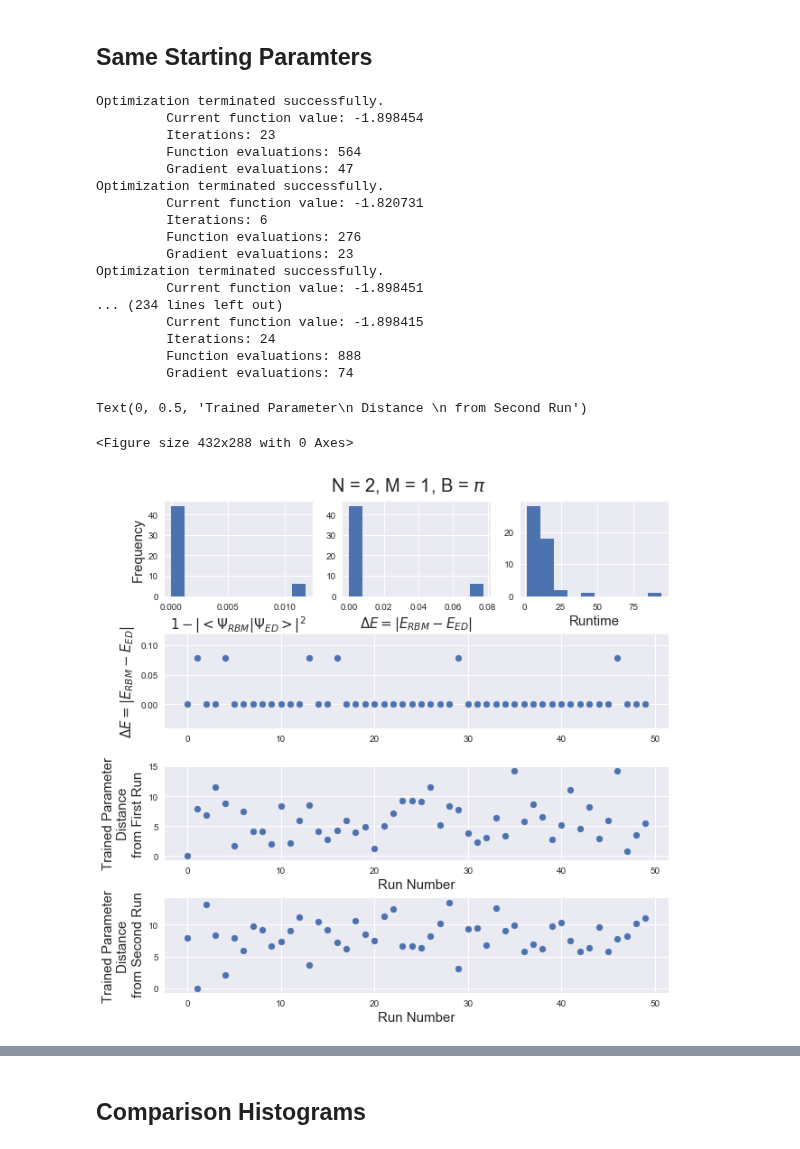
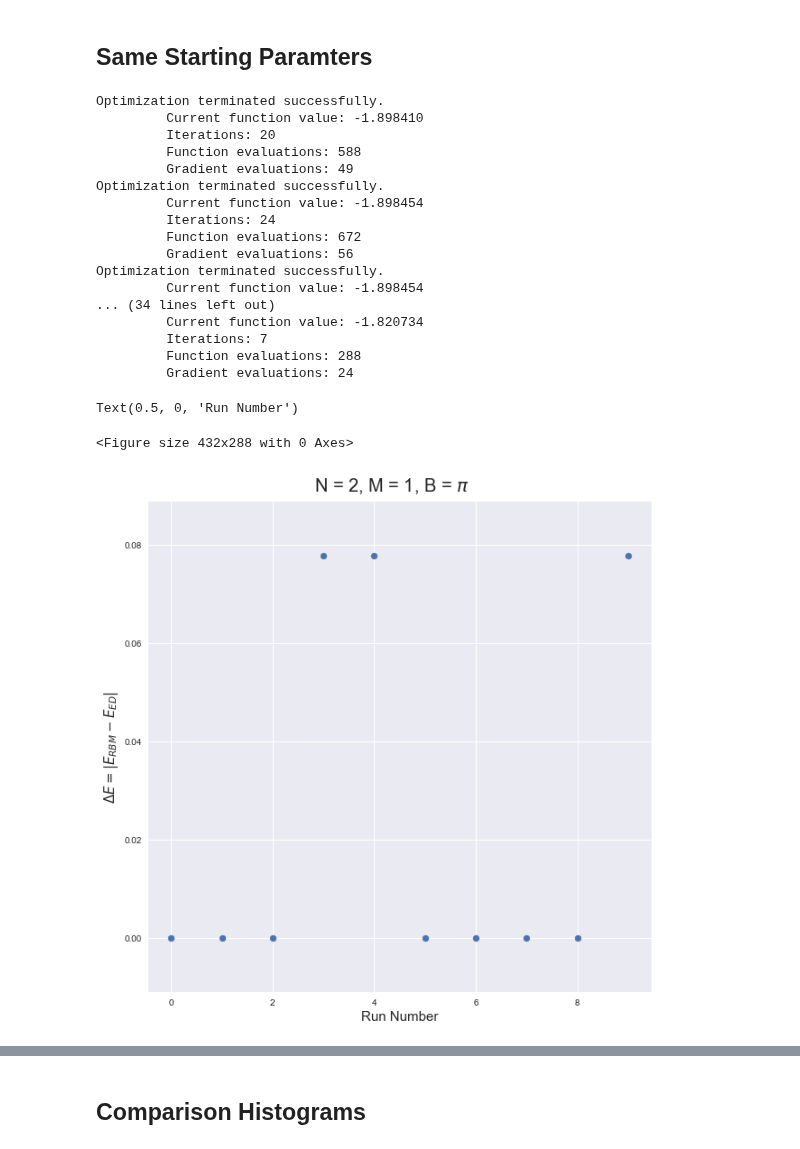
Before and after one commit to aorfi/Phys459, a Jupyter notebook: RBMGroundStateEnergyLandscape.ipynb, the cells around one changed output, grey strips where cells are left out. Cells and saved outputs as stored; diff of their text form; code cells hidden in the pictures.

```diff
--- a/RBMGroundStateEnergyLandscape.ipynb
+++ b/RBMGroundStateEnergyLandscape.ipynb
@@ -302,9 +302,9 @@ trained_params = []
 edState = []
 edTime = []
 ActualEng = []
-hisIt = np.arange(50)
+hisIt = np.arange(10)
 # %%
-for i in range(50):
+for i in range(10):
     par = ranRBMpar(N,M)
     params.append(par)
     #gradient descent
@@ -332,20 +332,20 @@ for i in range(50):
     gdEngErr.append(gdErrTemp[0])
     gdStateErr.append(gdErrTemp[1])
 # %% [output]
+Optimization terminated successfully.
+         Current function value: -1.898410
+         Iterations: 20
+         Function evaluations: 588
+         Gradient evaluations: 49
 Optimization terminated successfully.
          Current function value: -1.898454
-         Iterations: 23
-         Function evaluations: 564
-         Gradient evaluations: 47
+         Iterations: 24
+         Function evaluations: 672
+         Gradient evaluations: 56
 Optimization terminated successfully.
-         Current function value: -1.820731
-         Iterations: 6
-         Function evaluations: 276
-         Gradient evaluations: 23
-Optimization terminated successfully.
-         Current function value: -1.898451
-... (234 lines left out)
-         Current function value: -1.898415
-         Iterations: 24
-         Function evaluations: 888
-         Gradient evaluations: 74
+         Current function value: -1.898454
+... (34 lines left out)
+         Current function value: -1.820734
+         Iterations: 7
+         Function evaluations: 288
+         Gradient evaluations: 24
@@ -364,48 +352,19 @@ for i in range(len(trained_params)):
 # %%
 plt.figure(constrained_layout=True)
 plt.figure(figsize=(10,10))
 ttl = plt.suptitle("N = 2, M = 1, B = $\pi$",size =20)
-gs = gridspec.GridSpec(ncols=3, nrows=4, hspace = 0.4)
+gs = gridspec.GridSpec(ncols=1, nrows=1, hspace = 0.4)
 ttl.set_position([.5, 0.92])
 
 
-
-ax1 = plt.subplot(gs[0, 0])
-ax1 .hist(gdStateErr, bins=10)
-ax1 .set_xlabel("$1-|<\Psi_{RBM}|\Psi_{ED}>|^2$",size = 15)
-ax1.set_ylabel("Frequency",size = 15)
-
-
-
-ax2 = plt.subplot(gs[0, 1])
-ax2.hist(gdEngErr, bins=10)
-ax2.set_xlabel("$\Delta E = |E_{RBM}-E_{ED}|$",size = 15)
-
-
-
-ax3 = plt.subplot(gs[0, 2])
-ax3.hist(gdTime, bins=10)
-ax3.set_xlabel("Runtime",size = 15)
-
-
-ax4 = plt.subplot(gs[1, :])
-#ax4.set_yscale('log')
+ax4 = plt.subplot(gs[0, :])
 ax4.scatter(hisIt,gdEngErr)
 ax4 .set_ylabel("$\Delta E = |E_{RBM}-E_{ED}|$", size = 15)
-
-ax5 = plt.subplot(gs[2, :])
-ax5.scatter(hisIt,dot_first)
-ax5.set_xlabel("Run Number",size = 15)
-ax5 .set_ylabel("Trained Parameter\n Distance \n from First Run ", size = 15)
-
-ax6 = plt.subplot(gs[3, :])
-ax6.scatter(hisIt,dot_low)
-ax6.set_xlabel("Run Number",size = 15)
-ax6 .set_ylabel("Trained Parameter\n Distance \n from Second Run", size = 15)
+ax4.set_xlabel("Run Number",size = 15)
 # %% [output]
-Text(0, 0.5, 'Trained Parameter\n Distance \n from Second Run')
+Text(0.5, 0, 'Run Number')
 <Figure size 432x288 with 0 Axes>
-[figure, old version]
+[figure, new version]
 # %%
 print(params[0])
 print(trained_params[0])
```
Also changed, not shown: parts of 7 cells of this notebook, 1 other file.
